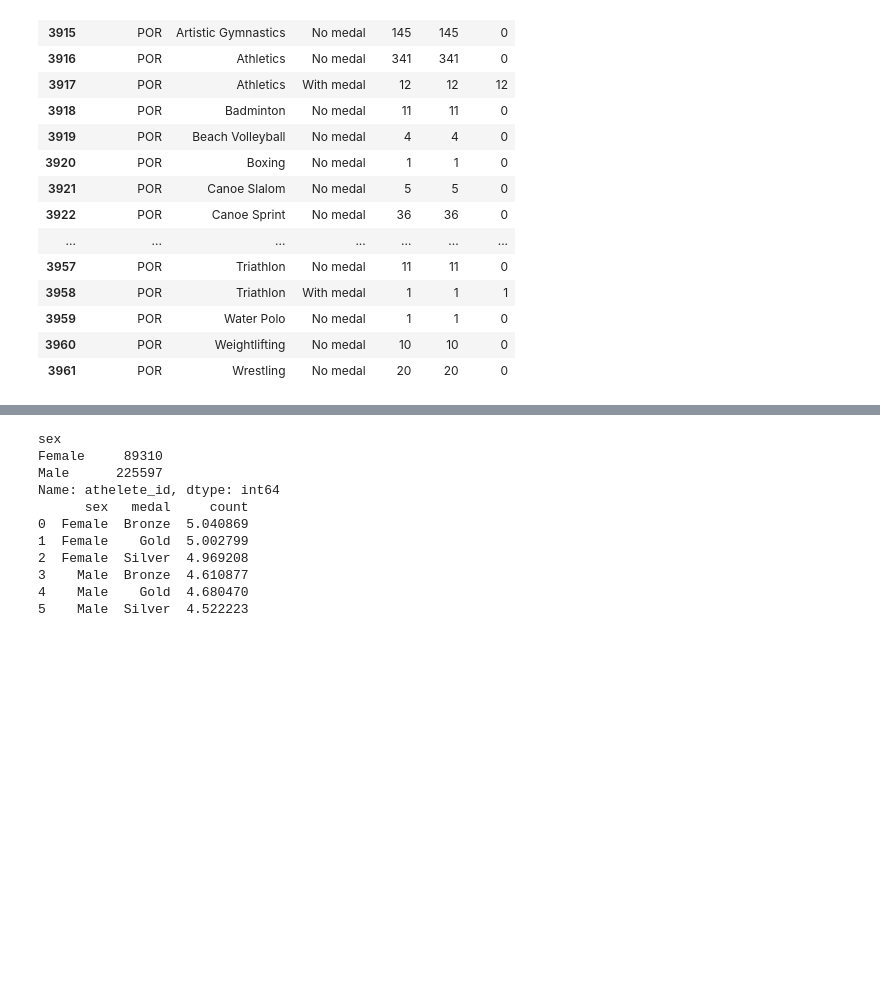
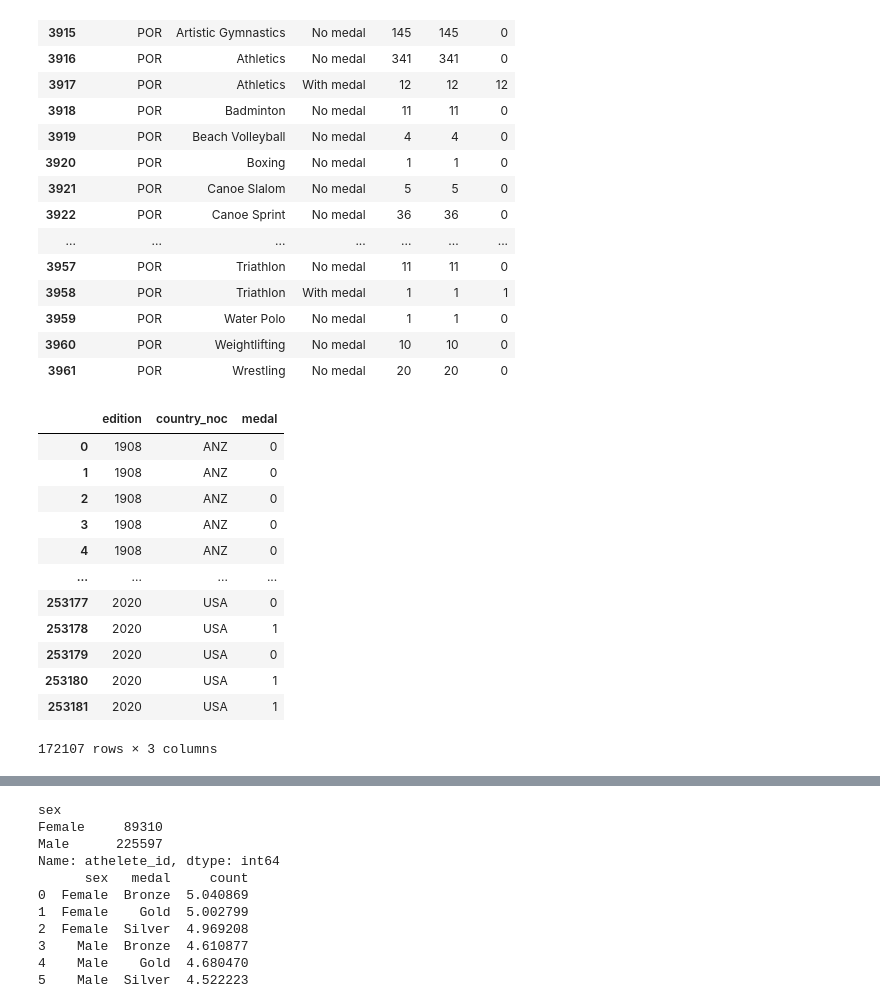
Before and after one commit to DMeneses01/VAD-Project, a Jupyter notebook: sunburst.ipynb, the cells around one changed output, grey strips where cells are left out. Saved outputs shown, nothing was run; the diff lists cells and outputs as text; code cells hidden in the pictures; blank space fills up the shorter version.

```diff
--- a/sunburst.ipynb
+++ b/sunburst.ipynb
@@ -68,3 +68,55 @@ display(new_gr)
 # %%
 fig = px.sunburst(new_gr, path=['sport', 'with_medal'], values='count')
 fig.show()
+# %%
+athlete_Event_Results = pd.read_csv('Dataset/Olympic_Athlete_Event_Results.csv', sep=',')
+athlete_Event_Results = athlete_Event_Results.replace(["na"], None)
+
+
+athlete_results = athlete_Event_Results[athlete_Event_Results["edition"].str.contains("Winter") == False]   # apenas jogos de verao
+
+athlete_results = athlete_results.reset_index()
+
+athlete_results = athlete_results.drop(columns=['result_id','athlete','athlete_id','pos', 'index'])
+
+athlete_results['edition'] = athlete_results['edition'].str.split().str[0].astype(int)
+
+
+repeat = []
+i=0
+while(i < len(athlete_results)):
+    if athlete_results.loc[i, 'isTeamSport'] == True:
+        auxi = i + 1
+        p = athlete_results.loc[i, 'country_noc']
+        e = athlete_results.loc[i, 'event']
+        a = athlete_results.loc[i, 'edition_id']
+        while((athlete_results.loc[auxi, 'country_noc'] == p) and (athlete_results.loc[auxi, 'event'] == e) and (athlete_results.loc[auxi, 'edition_id'] == a)):
+            repeat.append(auxi)
+            auxi += 1
+        i = auxi-1
+    i+=1
+
+athlete_results.drop(repeat, inplace=True)
+
+athlete_results['medal'] = athlete_results['medal'].replace([None], 0)
+athlete_results['medal'] = athlete_results['medal'].replace(['Gold'], 1)
+athlete_results['medal'] = athlete_results['medal'].replace(['Silver'], 1)
+athlete_results['medal'] = athlete_results['medal'].replace(['Bronze'], 1)
+
+athlete_results = athlete_results.drop(columns=['edition_id','sport','event','isTeamSport'])
+
+display(athlete_results)
+# %% [output]
+|  | edition | country_noc | medal |
+| 0 | 1908 | ANZ | 0 |
+| 1 | 1908 | ANZ | 0 |
+| 2 | 1908 | ANZ | 0 |
+| 3 | 1908 | ANZ | 0 |
+| 4 | 1908 | ANZ | 0 |
+| ... | ... | ... | ... |
+| 253177 | 2020 | USA | 0 |
+| 253178 | 2020 | USA | 1 |
+| 253179 | 2020 | USA | 0 |
+| 253180 | 2020 | USA | 1 |
+| 253181 | 2020 | USA | 1 |
+172107 rows × 3 columns
```
Also changed, not shown: parts of 3 cells of this notebook, 4 other files.
